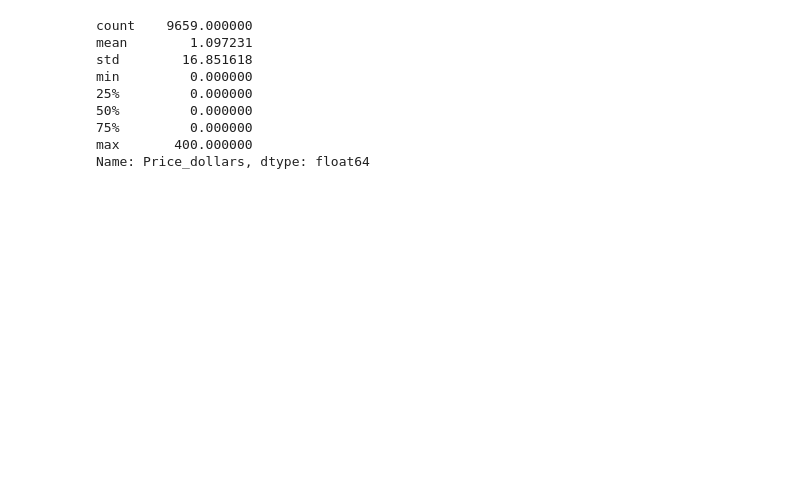
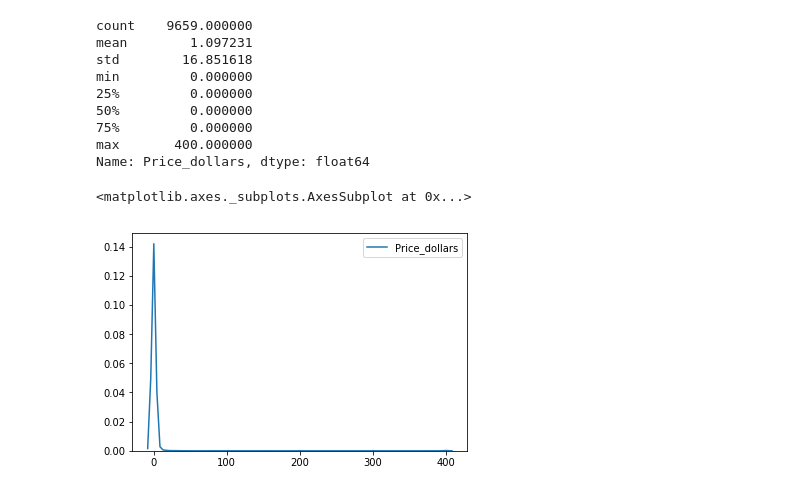
Before and after one commit to Almuglezsalcedo/datamad0119, a Jupyter notebook: module-1/pipelines-project/your-code/data-folder/main.ipynb, the cells around one changed output. Saved outputs shown, nothing was run; the diff lists cells and outputs as text; code cells hidden in the pictures; blank space fills up the shorter version.

```diff
--- a/module-1/pipelines-project/your-code/data-folder/main.ipynb
+++ b/module-1/pipelines-project/your-code/data-folder/main.ipynb
@@ -114,3 +123,9 @@ min         0.000000
 75%         0.000000
 max       400.000000
 Name: Price_dollars, dtype: float64
+# %%
+from seaborn import kdeplot
+kdeplot(data.Price_dollars)
+# %% [output]
+<matplotlib.axes._subplots.AxesSubplot at 0x...>
+[figure, added]
```
Also changed, not shown: parts of 11 cells of this notebook, 7 other files.
